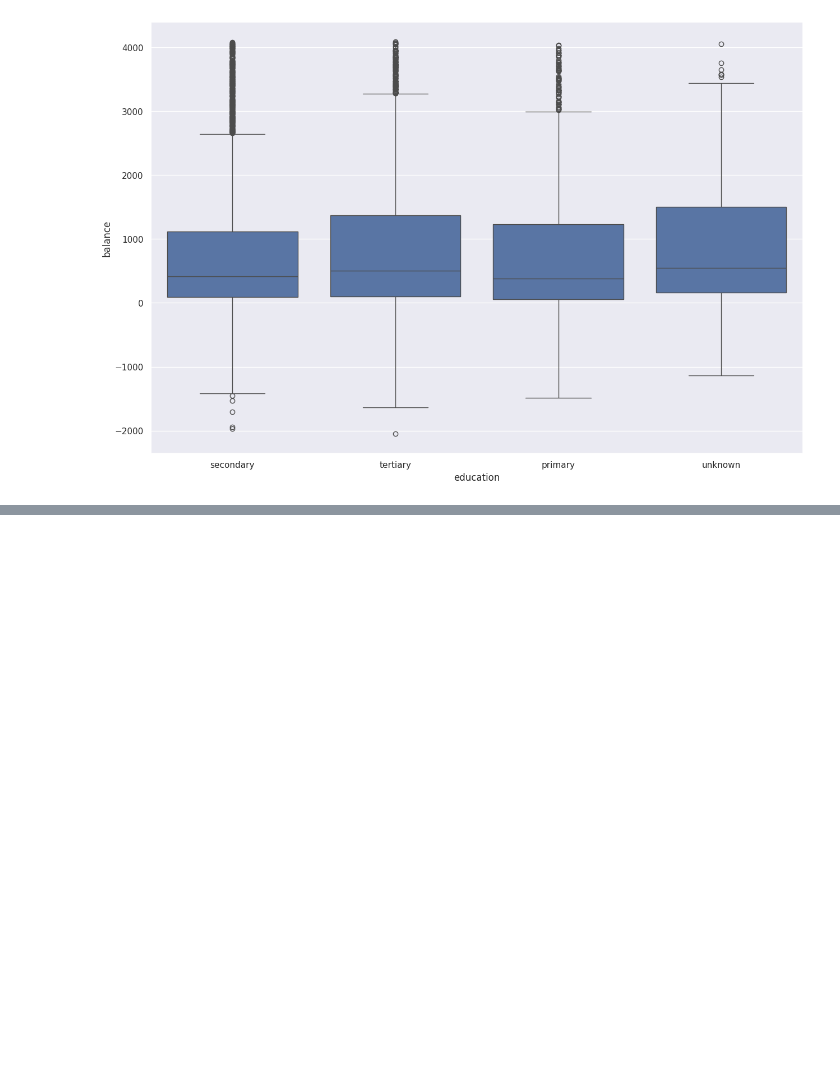
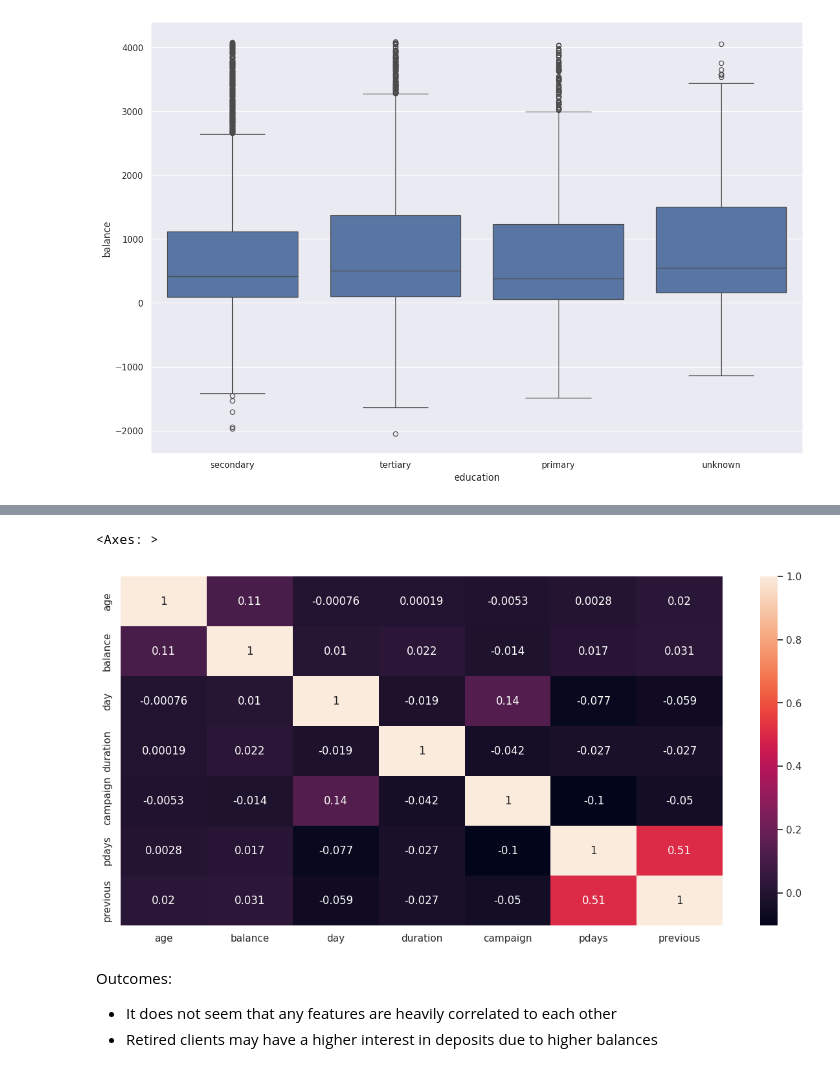
Before and after one commit to tomasmckenna91/Case-Study-Bank-Marketing-Dataset, a Jupyter notebook: EDA_Notebook.ipynb, the cells around one changed output, grey strips where cells are left out. Drawn from its saved outputs; the diff is of its cells as text; code cells hidden in the pictures; blank space fills up the shorter version.

```diff
--- a/EDA_Notebook.ipynb
+++ b/EDA_Notebook.ipynb
@@ -191,0 +210,7 @@ sns.boxplot(data=df, x= 'job', y="age");
+# %%
+# list of numerical variables
+numerical_features = [feature for feature in df.columns if ((df[feature].dtypes != 'O') & (feature not in ['deposit']))]
+print('Number of numerical variables: ', len(numerical_features))
+
+# visualise the numerical variables
+df[numerical_features].head()
@@ -191,0 +225,14 @@ sns.boxplot(data=df, x= 'job', y="age");
+# %%
+## Checking for correlation
+cor_mat= df[numerical_features].corr()
+fig = plt.figure(figsize=(15,7))
+sns.heatmap(cor_mat, annot=True)
+# %% [output]
+<Axes: >
+[figure, added]
+# %% [markdown]
+Outcomes:
+
+
+*   It does not seem that any features are heavily correlated to each other
+*   Retired clients may have a higher interest in deposits due to higher balances
```
Also changed, not shown: parts of 13 cells of this notebook.
